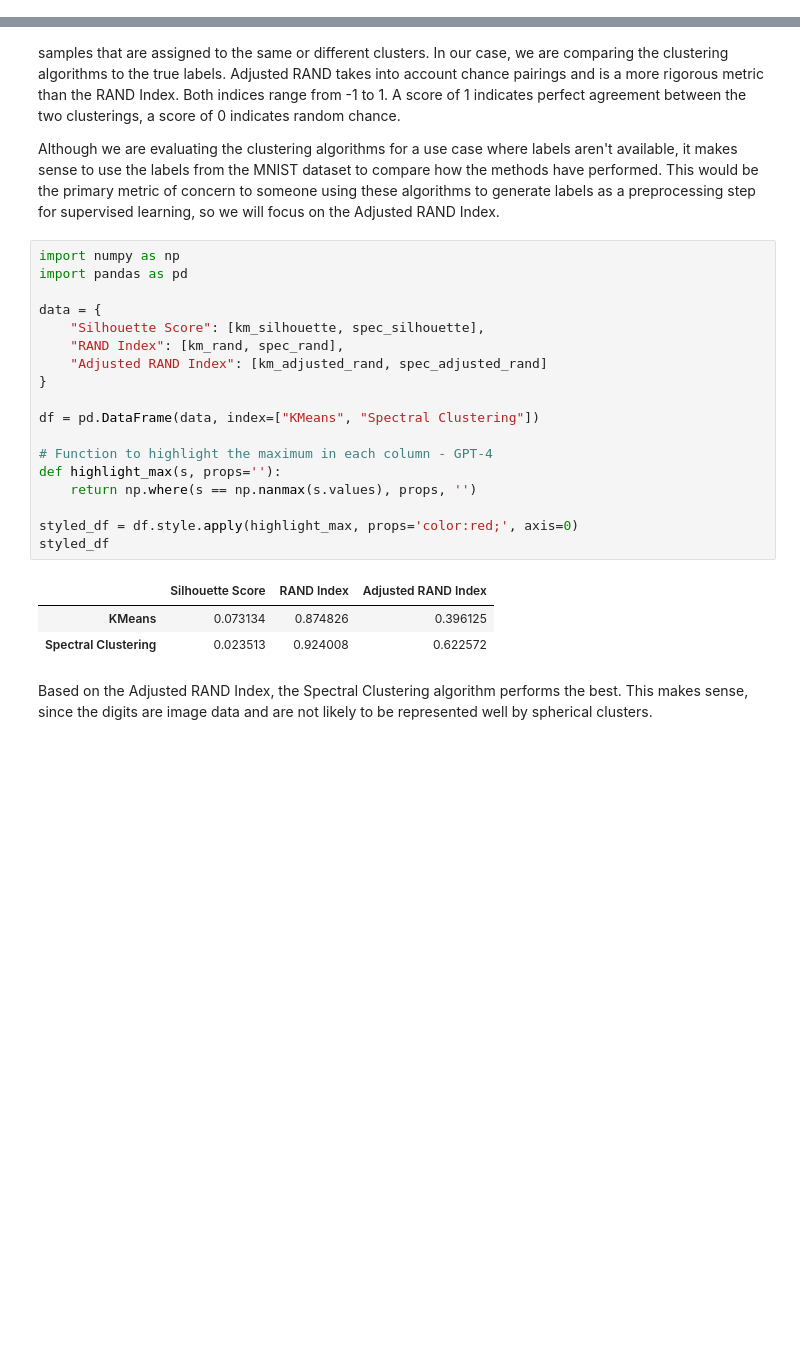
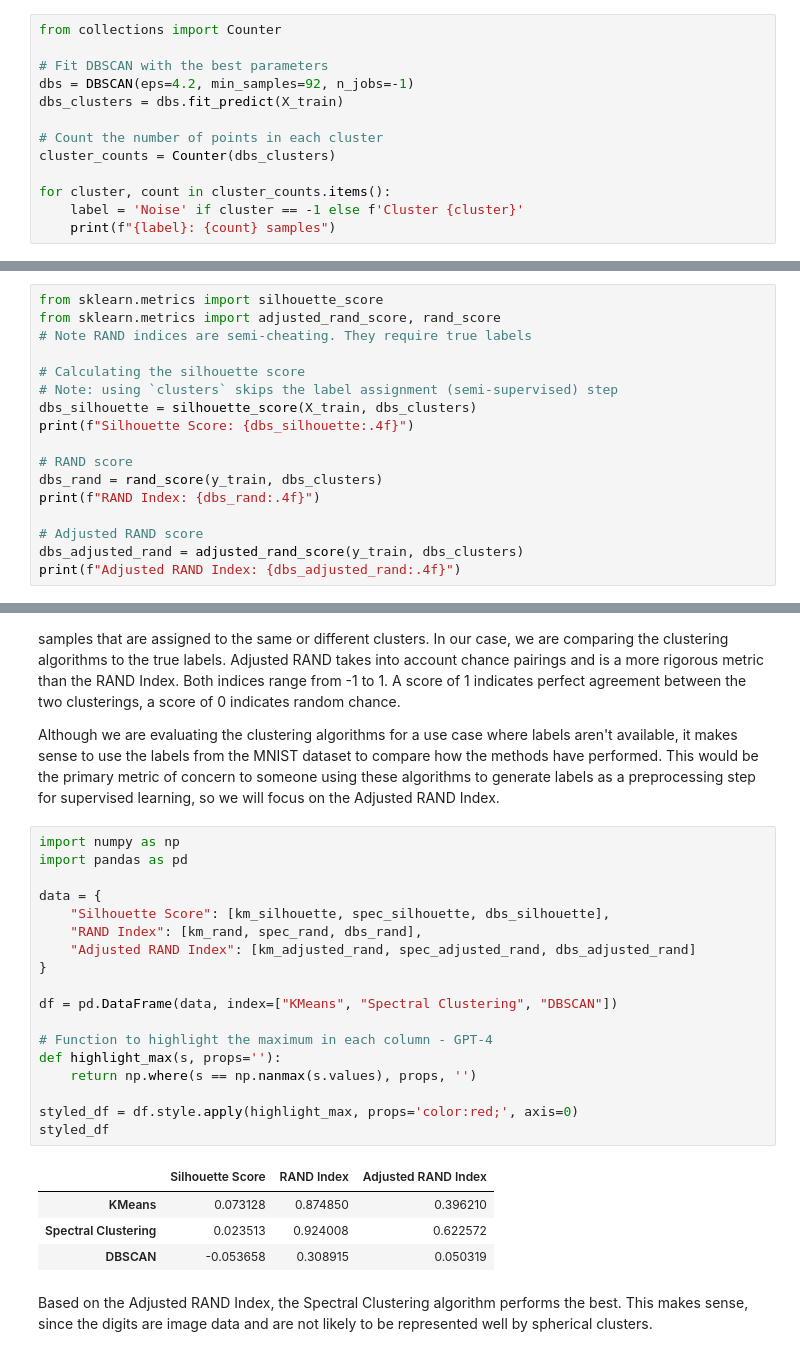
Before and after one commit to NickSager/DS7331_Projects, a Jupyter notebook: Lab03.ipynb, the cells around one changed output, grey strips where cells are left out. Drawn from its saved outputs; the diff is of its cells as text; blank space fills up the shorter version.

Commit message:
Add DBSCAN and update results

```diff
--- a/Lab03.ipynb
+++ b/Lab03.ipynb
@@ -496,0 +647,13 @@ MAYBE: Add agglomerative clustering above DBSCAN.
+# %%
+from collections import Counter
+
+# Fit DBSCAN with the best parameters
+dbs = DBSCAN(eps=4.2, min_samples=92, n_jobs=-1)
+dbs_clusters = dbs.fit_predict(X_train)
+
+# Count the number of points in each cluster
+cluster_counts = Counter(dbs_clusters)
+
+for cluster, count in cluster_counts.items():
+    label = 'Noise' if cluster == -1 else f'Cluster {cluster}'
+    print(f"{label}: {count} samples")
@@ -496,0 +684,17 @@ MAYBE: Add agglomerative clustering above DBSCAN.
+# %%
+from sklearn.metrics import silhouette_score
+from sklearn.metrics import adjusted_rand_score, rand_score
+# Note RAND indices are semi-cheating. They require true labels
+
+# Calculating the silhouette score
+# Note: using `clusters` skips the label assignment (semi-supervised) step
+dbs_silhouette = silhouette_score(X_train, dbs_clusters)
+print(f"Silhouette Score: {dbs_silhouette:.4f}")
+
+# RAND score
+dbs_rand = rand_score(y_train, dbs_clusters)
+print(f"RAND Index: {dbs_rand:.4f}")
+
+# Adjusted RAND score
+dbs_adjusted_rand = adjusted_rand_score(y_train, dbs_clusters)
+print(f"Adjusted RAND Index: {dbs_adjusted_rand:.4f}")
@@ -509,25 +719,26 @@ Although we are evaluating the clustering algorithms for a use case where labels
 # %%
 import numpy as np
 import pandas as pd
 
 data = {
-    "Silhouette Score": [km_silhouette, spec_silhouette],
-    "RAND Index": [km_rand, spec_rand],
-    "Adjusted RAND Index": [km_adjusted_rand, spec_adjusted_rand]
+    "Silhouette Score": [km_silhouette, spec_silhouette, dbs_silhouette],
+    "RAND Index": [km_rand, spec_rand, dbs_rand],
+    "Adjusted RAND Index": [km_adjusted_rand, spec_adjusted_rand, dbs_adjusted_rand]
 }
 
-df = pd.DataFrame(data, index=["KMeans", "Spectral Clustering"])
+df = pd.DataFrame(data, index=["KMeans", "Spectral Clustering", "DBSCAN"])
 
 # Function to highlight the maximum in each column - GPT-4
 def highlight_max(s, props=''):
     return np.where(s == np.nanmax(s.values), props, '')
 
 styled_df = df.style.apply(highlight_max, props='color:red;', axis=0)
 styled_df
 # %% [output]
 |  | Silhouette Score | RAND Index | Adjusted RAND Index |
-| KMeans | 0.073134 | 0.874826 | 0.396125 |
+| KMeans | 0.073128 | 0.874850 | 0.396210 |
 | Spectral Clustering | 0.023513 | 0.924008 | 0.622572 |
+| DBSCAN | -0.053658 | 0.308915 | 0.050319 |
 # %% [markdown]
 Based on the Adjusted RAND Index, the Spectral Clustering algorithm performs the best. This makes sense, since the digits are image data and are not likely to be represented well by spherical clusters.
 # %% [markdown]
```
Also changed, not shown: parts of 20 cells of this notebook.
